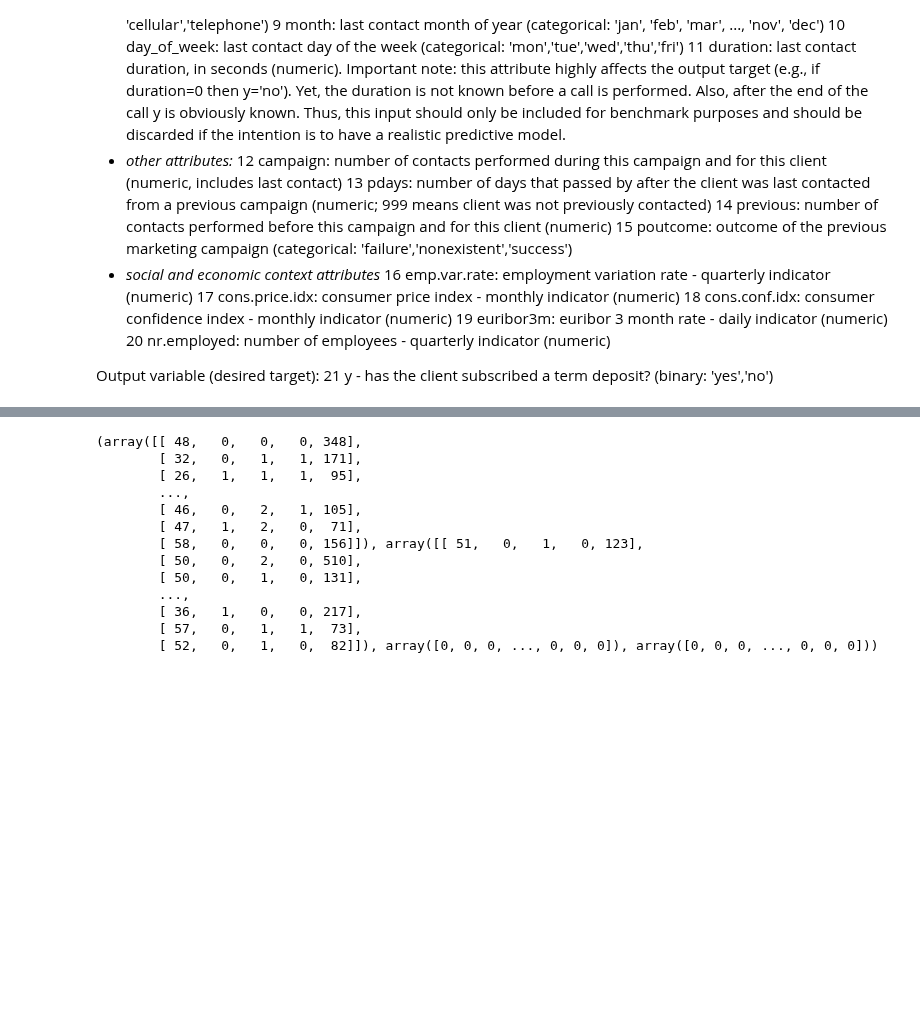
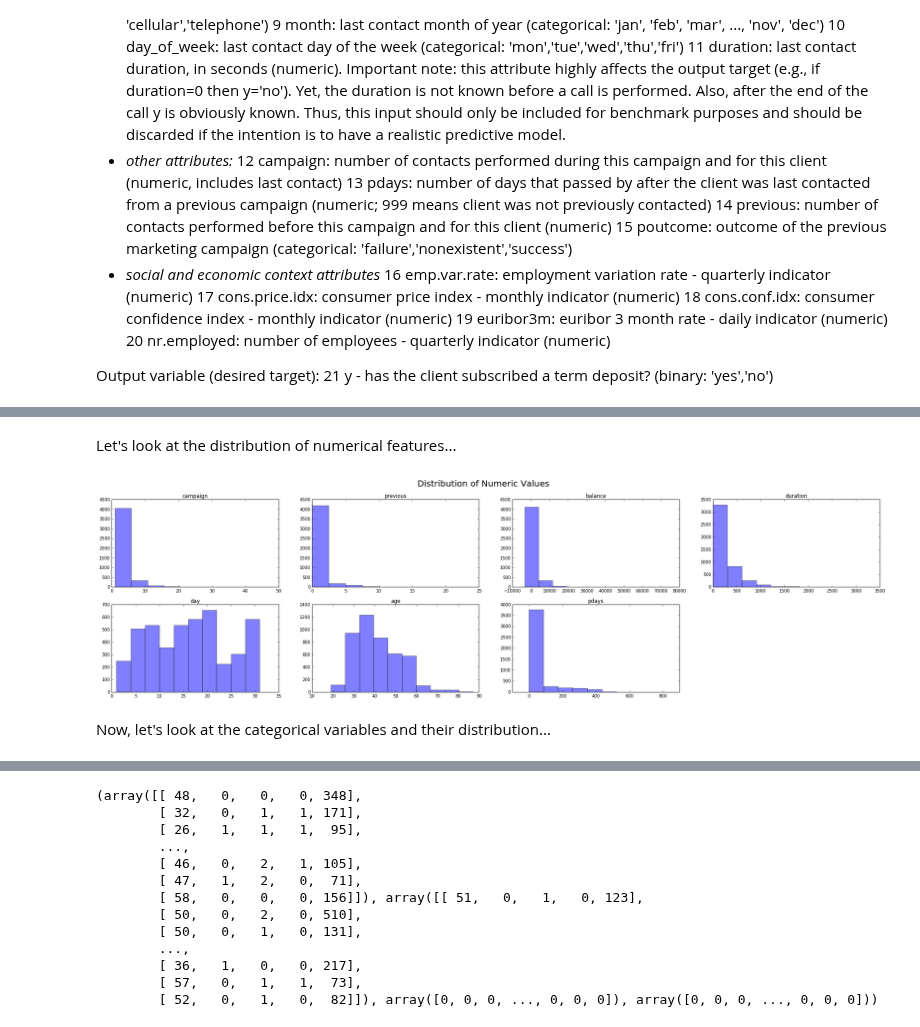
Before and after one commit to kingmolnar/DataScienceProgramming, a Jupyter notebook: 09-Machine-Learning-II/HW6_orig.ipynb, the cells around one changed output, grey strips where cells are left out. Saved outputs shown, nothing was run; the diff lists cells and outputs as text; code cells hidden in the pictures; blank space fills up the shorter version.

Commit message:
added more examples on how to look at data, and how to present performance of classifier

```diff
--- a/09-Machine-Learning-II/HW6_orig.ipynb
+++ b/09-Machine-Learning-II/HW6_orig.ipynb
@@ -101,0 +104,7 @@ df.groupby('contact').count()
+# %%
+### use sets and '-' difference operation 'A-B'. Also there is a symmetric different '^'
+all_features = set(df.columns)-set(['y'])
+num_features = set(df.describe().columns)
+cat_features = all_features-num_features
+
+print("All features:         ", ", ".join(all_features), "\nNumerical features:   ", ", ".join(num_features), "\nCategorical features: ", ", ".join(cat_features))
@@ -101,0 +157,16 @@ df.groupby('contact').count()
+# %% [markdown]
+Let's look at the distribution of numerical features...
+# %%
+%matplotlib inline
+fig = plt.figure(figsize=(32, 8))
+for i in range(len(num_features)):
+    f = list(num_features)[i]
+    plt.subplot(2, 4, i+1)
+    hst = plt.hist(df[f], alpha=0.5)
+    plt.title(f)
+plt.suptitle('Distribution of Numeric Values', fontsize=20)
+None
+# %% [output]
+[figure, added]
+# %% [markdown]
+Now, let's look at the categorical variables and their distribution...
```
Also changed, not shown: parts of 33 cells of this notebook.
